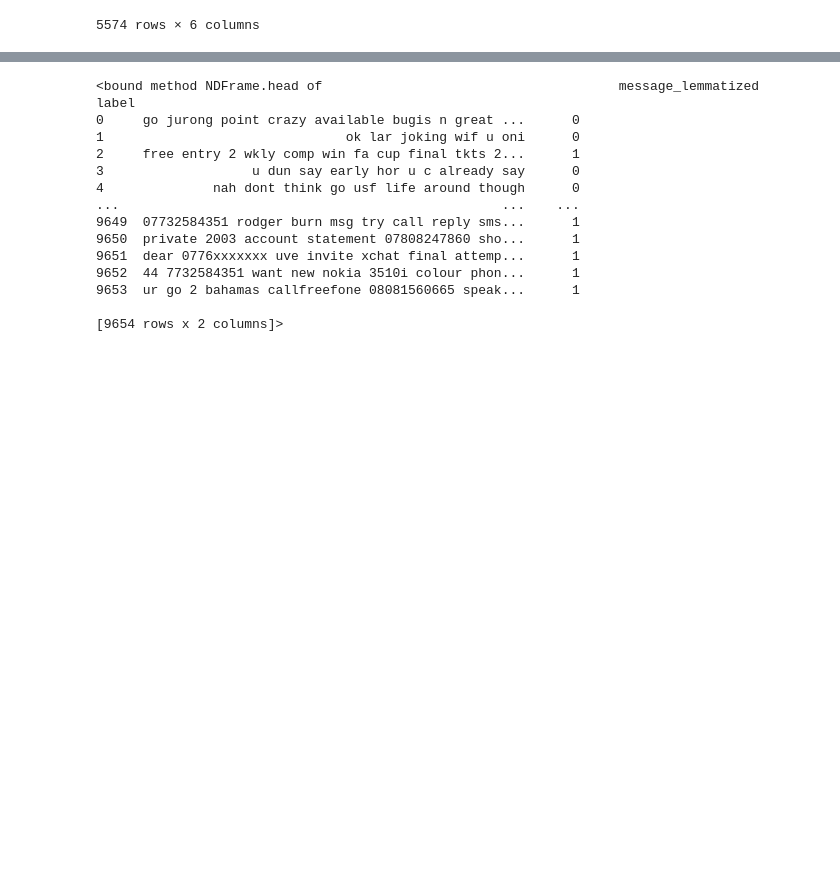
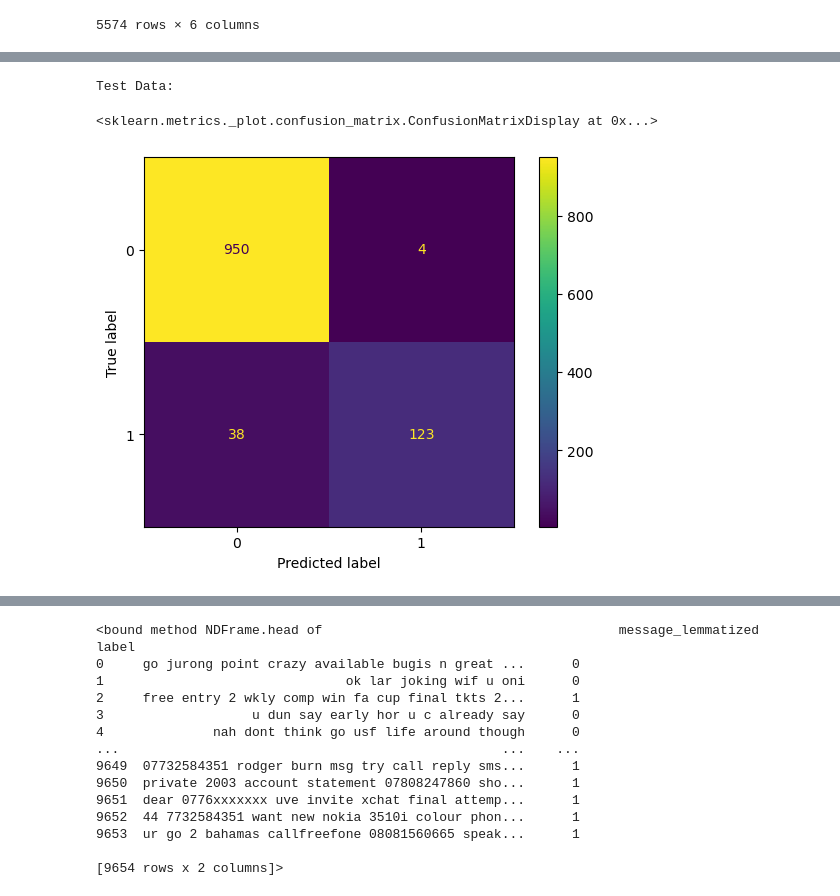
Before and after one commit to mgulbin13/dsc-project-3, a Jupyter notebook: eda.ipynb, the cells around one changed output, grey strips where cells are left out. Drawn from its saved outputs; the diff is of its cells as text; code cells hidden in the pictures; blank space fills up the shorter version.

Commit message:
added more metrics

```diff
--- a/eda.ipynb
+++ b/eda.ipynb
@@ -153,3 +153,19 @@ df_cleaning
 | 5572 | 0 | The guy did some bitching but I a... | the guy did some bitching but i a... | the guy did some bitching but i a... | guy bitching acted like id intere... | guy bitch act like id interested ... |
 | 5573 | 0 | Rofl. Its true to its name\n | rofl. its true to its name\n | rofl its true to its name\n | rofl true name | rofl true name |
 5574 rows × 6 columns
+# %%
+from sklearn.model_selection import train_test_split
+from sklearn.feature_extraction.text import TfidfVectorizer
+from sklearn.metrics import confusion_matrix, classification_report, ConfusionMatrixDisplay, accuracy_score
+X_train, X_test, y_train, y_test = train_test_split(df_cleaning['message_lemmatized'], df_cleaning['Category'], test_size=.2, random_state=42)
+
+tfidf_vectorizer = TfidfVectorizer()
+X_train_tfidf = tfidf_vectorizer.fit_transform(X_train)
+X_test_tfidf = tfidf_vectorizer.transform(X_test)
+
+print("Shape (number of strings, number of unique words):")
+print(X_train_tfidf.shape)
+print('List of unique words:')
+print(tfidf_vectorizer.get_feature_names_out())
+print("Vector Matrix for training data:")
+print(X_train_tfidf.toarray())
@@ -155,0 +185,18 @@ df_cleaning
+# %%
+from sklearn.linear_model import LogisticRegression
+
+lr_classifier = LogisticRegression(random_state=42)
+lr_classifier.fit(X_train_tfidf, y_train)
+
+y_pred_lr = lr_classifier.predict(X_test_tfidf)
+
+class_report_lr = classification_report(y_test, y_pred_lr)
+print("Test Data:")
+print("Accuracy:", accuracy_score(y_test, y_pred_lr))
+print(class_report_lr)
+
+y_train_pred = lr_classifier.predict(X_train_tfidf)
+class_report_train = classification_report(y_train, y_train_pred)
+print("Train Data:")
+print("Accuracy:", accuracy_score(y_train, y_train_pred))
+print(class_report_train)
@@ -155,0 +221,9 @@ df_cleaning
+# %%
+print("Test Data:")
+cm = confusion_matrix(y_test, y_pred_lr)
+disp = ConfusionMatrixDisplay(cm)
+disp.plot()
+# %% [output]
+Test Data:
+<sklearn.metrics._plot.confusion_matrix.ConfusionMatrixDisplay at 0x...>
+[figure, added]
```
Also changed, not shown: parts of 4 cells of this notebook.
